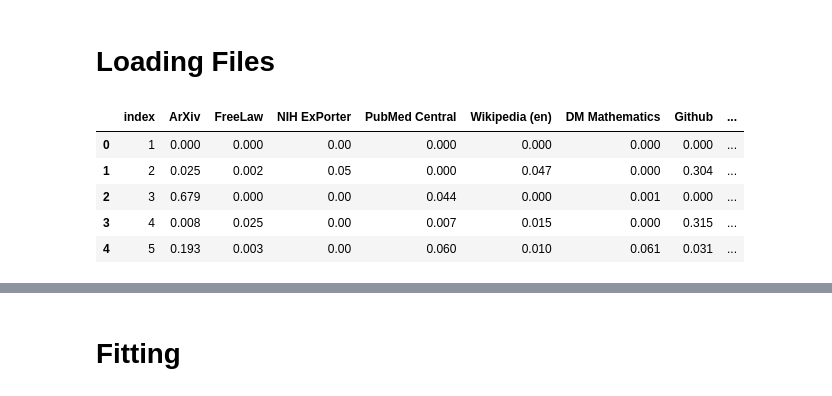
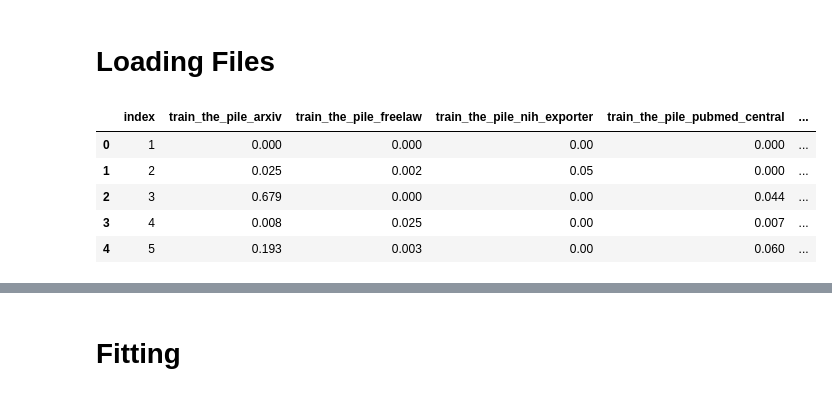
Before and after one commit to sail-sg/regmix, a Jupyter notebook: regression_fitting/regression.ipynb, the cells around one changed output, grey strips where cells are left out. Saved outputs shown, nothing was run; the diff lists cells and outputs as text; code cells hidden in the pictures.

```diff
--- a/regression_fitting/regression.ipynb
+++ b/regression_fitting/regression.ipynb
@@ -22,13 +22,13 @@ plt.rcParams.update({'font.size': 32})
 # %% [markdown]
 # Loading Files
 # %%
-df_config = pd.read_csv("data/data_mixture_1m.csv")
+df_config = pd.read_csv("data/train_mixture_1m.csv")
 df_config.head()
 # %% [output]
-|  | index | ArXiv | FreeLaw | NIH ExPorter | PubMed Central | Wikipedia (en) | DM Mathematics | Github | ... |
-| 0 | 1 | 0.000 | 0.000 | 0.00 | 0.000 | 0.000 | 0.000 | 0.000 | ... |
-| 1 | 2 | 0.025 | 0.002 | 0.05 | 0.000 | 0.047 | 0.000 | 0.304 | ... |
-| 2 | 3 | 0.679 | 0.000 | 0.00 | 0.044 | 0.000 | 0.001 | 0.000 | ... |
-| 3 | 4 | 0.008 | 0.025 | 0.00 | 0.007 | 0.015 | 0.000 | 0.315 | ... |
-| 4 | 5 | 0.193 | 0.003 | 0.00 | 0.060 | 0.010 | 0.061 | 0.031 | ... |
+|  | index | train_the_pile_arxiv | train_the_pile_freelaw | train_the_pile_nih_exporter | train_the_pile_pubmed_central | ... |
+| 0 | 1 | 0.000 | 0.000 | 0.00 | 0.000 | ... |
+| 1 | 2 | 0.025 | 0.002 | 0.05 | 0.000 | ... |
+| 2 | 3 | 0.679 | 0.000 | 0.00 | 0.044 | ... |
+| 3 | 4 | 0.008 | 0.025 | 0.00 | 0.007 | ... |
+| 4 | 5 | 0.193 | 0.003 | 0.00 | 0.060 | ... |
 # %%
```
Also changed, not shown: parts of 15 cells of this notebook, 32 other files.
